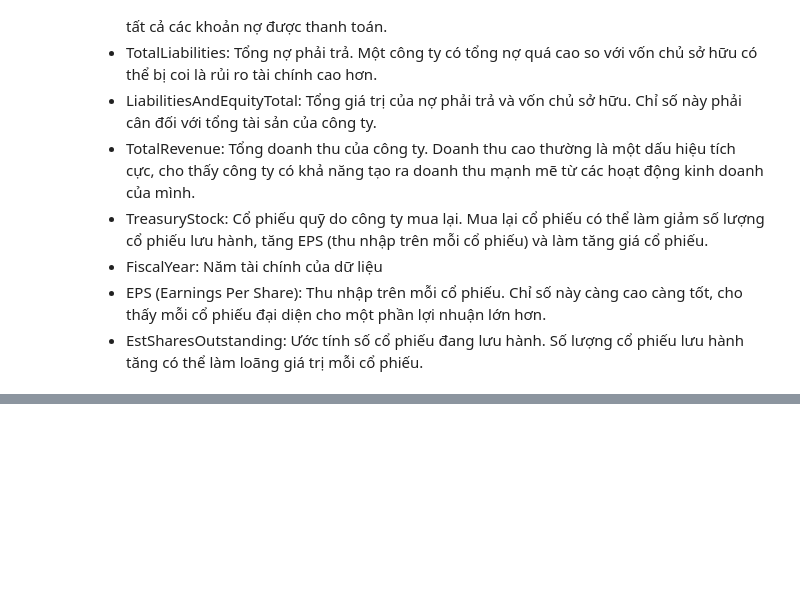
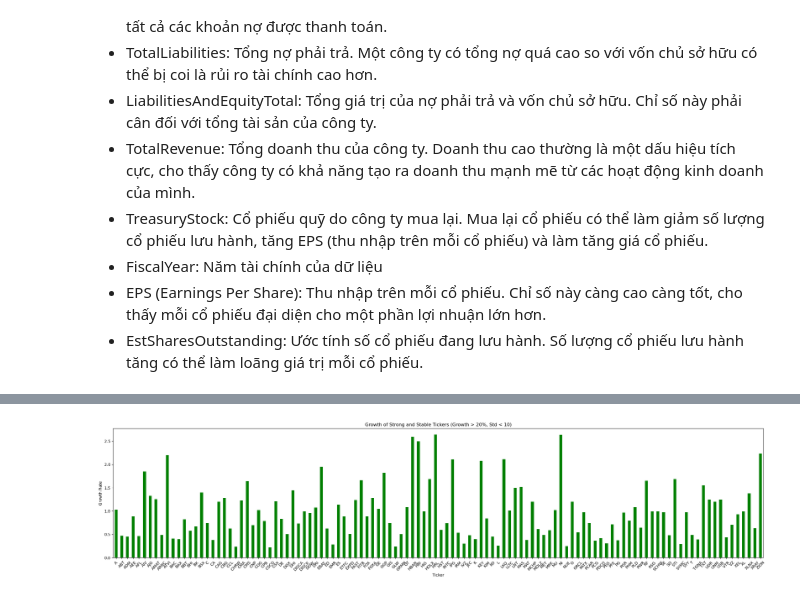
Before and after one commit to Ciss48/Stock, a Jupyter notebook: code.ipynb, the cells around one changed output, grey strips where cells are left out. Cells and saved outputs as stored; diff of their text form; code cells hidden in the pictures; blank space fills up the shorter version.

```diff
--- a/code.ipynb
+++ b/code.ipynb
@@ -97,0 +251,35 @@ financial_metrics
+# %%
+import pandas as pd
+import matplotlib.pyplot as plt
+
+# Giả sử bạn đã đọc dữ liệu từ file CSV vào dataframe df
+# df = pd.read_csv('path_to_your_file/unadjusted_prices.csv')
+
+# Đếm số lần xuất hiện của mỗi mã cổ phiếu (Ticker)
+ticker_counts = stock_price['Ticker'].value_counts()
+
+# Lọc những mã cổ phiếu có tần suất >= 1750
+top_tickers = ticker_counts[ticker_counts >= 1750].index
+
+# Lọc dữ liệu của các mã cổ phiếu này
+top_ticker_data = stock_price[stock_price['Ticker'].isin(top_tickers)]
+
+# Tính toán sự phát triển mạnh bằng cách kiểm tra tỷ lệ thay đổi giá đóng cửa (ClosePrice)
+ticker_growth = top_ticker_data.groupby('Ticker').apply(lambda x: (x['ClosePrice'].iloc[-1] - x['ClosePrice'].iloc[0]) / x['ClosePrice'].iloc[0])
+
+# Đo lường tính ổn định bằng cách tính độ lệch chuẩn của giá đóng cửa
+ticker_volatility = top_ticker_data.groupby('Ticker')['ClosePrice'].std()
+
+# Lọc các mã cổ phiếu phát triển mạnh và ổn định
+strong_stable_tickers = ticker_growth[(ticker_growth > 0.2) & (ticker_volatility < 10)]
+
+# Trực quan hóa kết quả
+plt.figure(figsize=(30, 6))
+strong_stable_tickers.plot(kind='bar', color='green')
+plt.title('Growth of Strong and Stable Tickers (Growth > 20%, Std < 10)')
+plt.xlabel('Ticker')
+plt.ylabel('Growth Rate')
+plt.xticks(rotation=45)
+plt.show()
+# %% [output]
+[figure, added]
```
Also changed, not shown: parts of 40 cells of this notebook.
